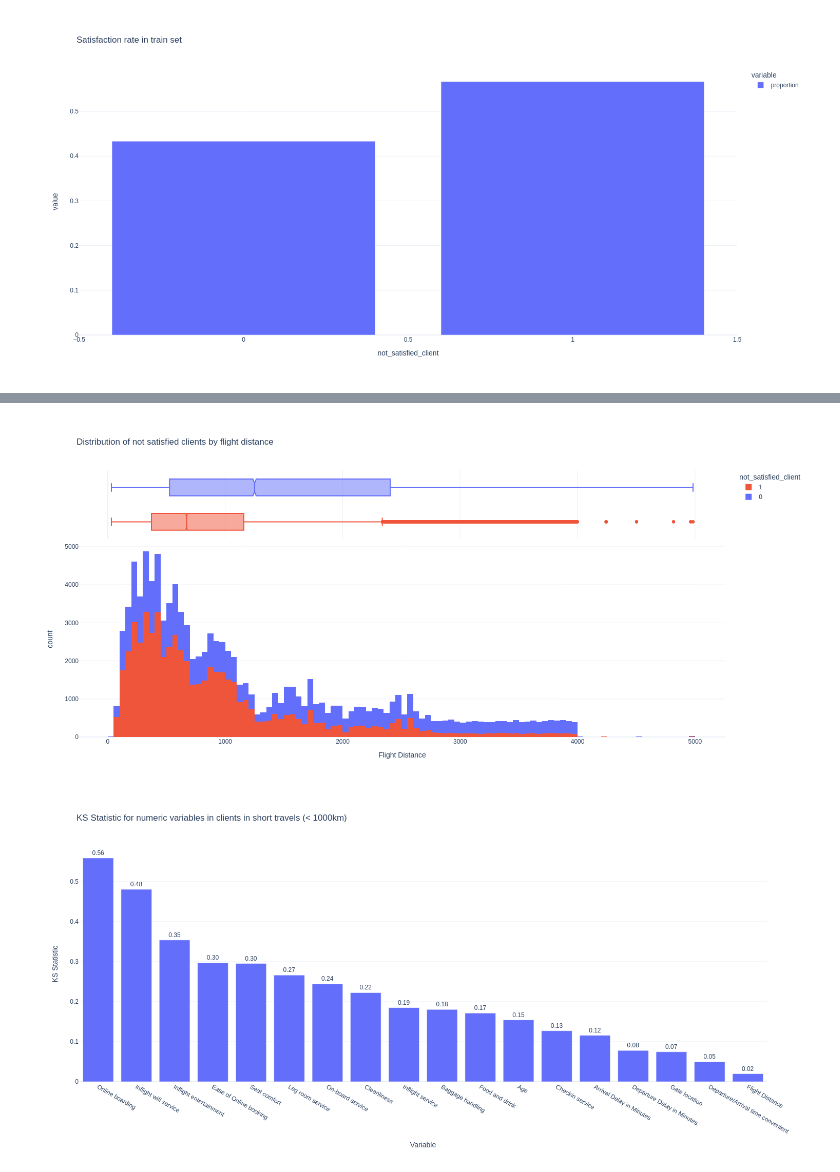
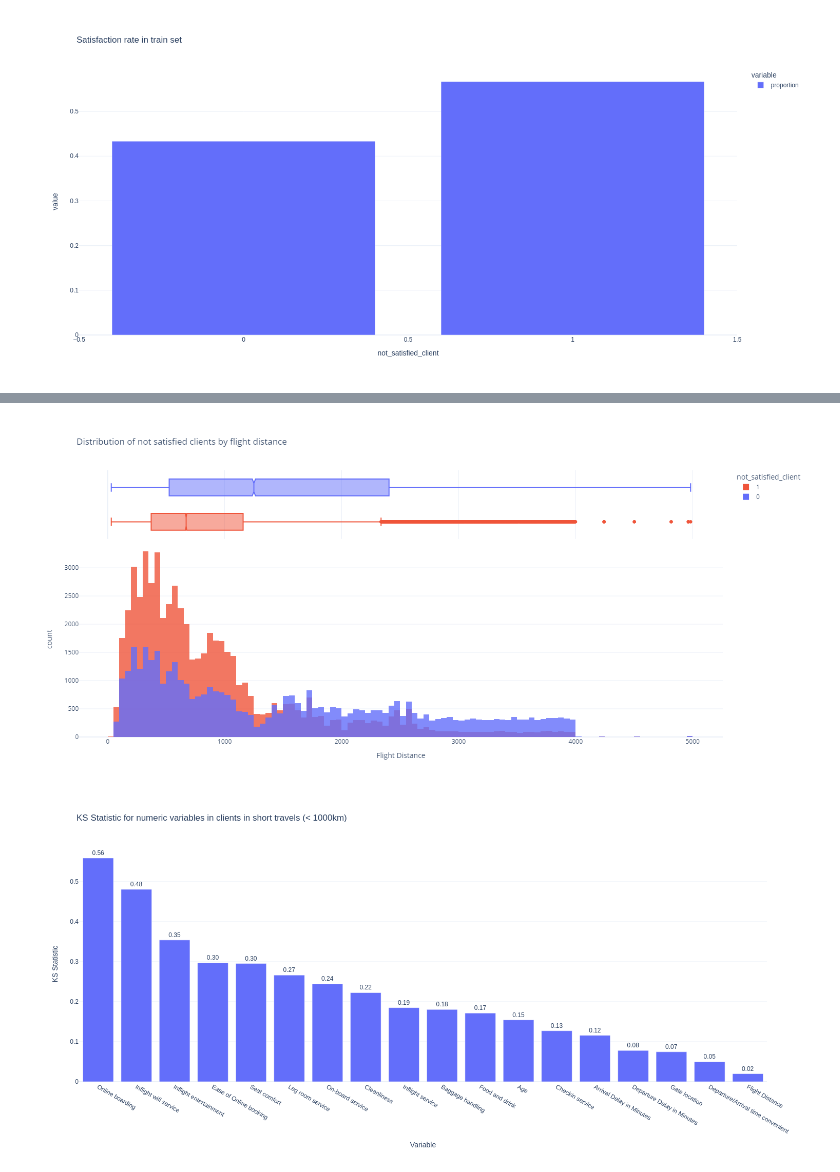
Before and after one commit to w-alves/airline-passenger-satisfaction, a Jupyter notebook: eda_and_processing.ipynb, the cells around one changed output, grey strips where cells are left out. Saved outputs shown, nothing was run; the diff lists cells and outputs as text; code cells hidden in the pictures.

```diff
--- a/eda_and_processing.ipynb
+++ b/eda_and_processing.ipynb
@@ -178,12 +220,12 @@ fig.show()
 # %%
 fig = px.histogram(df_train, x="Flight Distance", color="not_satisfied_client",
                  nbins=100, title="Distribution of not satisfied clients by flight distance",
                   color_discrete_sequence = ["#EF553B", "#636EFA"],
-                  marginal="box", # or violin, rug
+                  marginal="box", barmode='overlay', opacity=0.8 # or violin, rug
 )
 fig.show()
 # %% [output]
-[figure, old version]
+[figure, new version]
 # %%
 subset = df_train.loc[df_train['Flight Distance'] < 1000]
 import numpy as np
```
Also changed, not shown: parts of 6 cells of this notebook, 1 other file.
